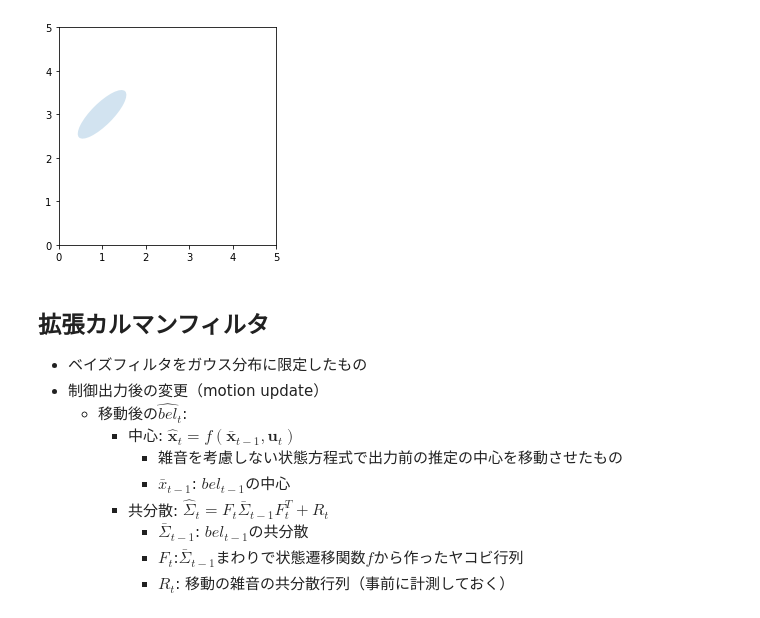
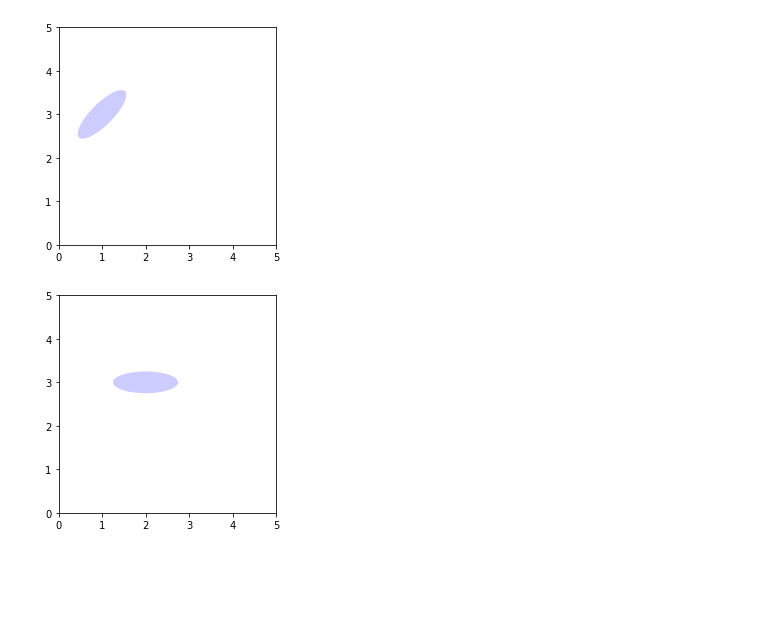
Before and after one commit to ryuichiueda/probrobo2017, a Jupyter notebook: 13.ipynb, the cells around one changed output. Cells and saved outputs as stored; diff of their text form; code cells hidden in the pictures; blank space fills up the shorter version.

```diff
--- a/13.ipynb
+++ b/13.ipynb
@@ -65,10 +68,9 @@ plt.show()
 from matplotlib.patches import Ellipse
 
 class Gaussian2D:
-    def __init__(self,mu_x,mu_y,sigma_xx,sigma_yy,sigma_xy):
-        self.cov = np.array([[sigma_xx,sigma_xy],
-                             [sigma_xy,sigma_yy]])
-        self.mean = np.array([[mu_x],[mu_y]])
+    def __init__(self,mean,cov):
+        self.mean = mean
+        self.cov = cov
 
     # 値（密度）を返すメソッド
     def value(self,x,y):
@@ -83,14 +85,13 @@ class Gaussian2D:
         ###回転行列を作る###
         ca = math.cos(angle)
         sa = math.sin(angle)
-        rot = np.array([[ca,sa],[-sa,ca]])
+        rot = np.array([[ca,-sa],[sa,ca]])
 
         self.cov = rot.dot(self.cov).dot(rot.T) #共分散行列を回転行列で挟む
         self.mean = self.mean + delta           #平均値はそのままシフト
 
-    # 誤差楕円（ここでは単なる固有ベクトルを長軸、短軸にした楕円）を返すメソッド
-    def ellipse(self):
-        eigen = np.linalg.eig(self.cov)
+    # 誤差楕円（ここでは単なる固有ベクトルに固有値をかけたものを長軸、短軸にした楕円）を返すメソッド
+    def ellipse(self,color="blue"):
         eig_vals,eig_vec = np.linalg.eig(self.cov)
 
         v1 = eig_vals[0] * eig_vec[:,0]
@@ -98,11 +99,14 @@ class Gaussian2D:
         v1_direction = math.atan2(v1[1],v1[0])
 
         e = Ellipse(self.mean,width=np.linalg.norm(v1),height=np.linalg.norm(v2),angle=v1_direction/math.pi*180)
+        e.set_facecolor(color)
         e.set_alpha(0.2)
 
         return e
 # %%
-p = Gaussian2D(1.0,3.0,1.0,1.0,0.5)
+p = Gaussian2D(np.array([[1.0],[3.0]]),
+               np.array([[1.0,0.5],
+                         [0.5,1.0]]))
 
 fig = plt.figure(0)
 sp = fig.add_subplot(111, aspect='equal')
@@ -110,20 +114,17 @@ sp = fig.add_subplot(111, aspect='equal')
 plt.xlim(0,5)
 plt.ylim(0,5)
 sp.add_artist(p.ellipse())
-
 plt.show()
 # %% [output]
 [figure]
-# %% [markdown]
-## 拡張カルマンフィルタ
-
-* ベイズフィルタをガウス分布に限定したもの
-* 制御出力後の変更（motion update）
-  * 移動後の$\hat{bel}_t$:
-    * 中心: $\hat{\boldsymbol{x}}_t = f(\boldsymbol{\bar{x}}_{t-1},\boldsymbol{u}_t)$
-      * 雑音を考慮しない状態方程式で出力前の推定の中心を移動させたもの
-      * $\bar{x}_{t-1}$: $bel_{t-1}$の中心
-    * 共分散: $\hat\Sigma_t = F_t\bar\Sigma_{t-1}F_t^T + R_t$
-      * $\bar\Sigma_{t-1}$: $bel_{t-1}$の共分散
-      * $F_t$:$\bar\Sigma_{t-1}$まわりで状態遷移関数$f$から作ったヤコビ行列
-      * $R_t$: 移動の雑音の共分散行列（事前に計測しておく）
+# %%
+p.shift(np.array([[1.0],[0.0]]),-math.pi/4.0)
+fig = plt.figure(0)
+sp = fig.add_subplot(111, aspect='equal')
+
+plt.xlim(0,5)
+plt.ylim(0,5)
+sp.add_artist(p.ellipse())
+plt.show()
+# %% [output]
+[figure, added]
```
Also changed, not shown: parts of 7 cells of this notebook.
